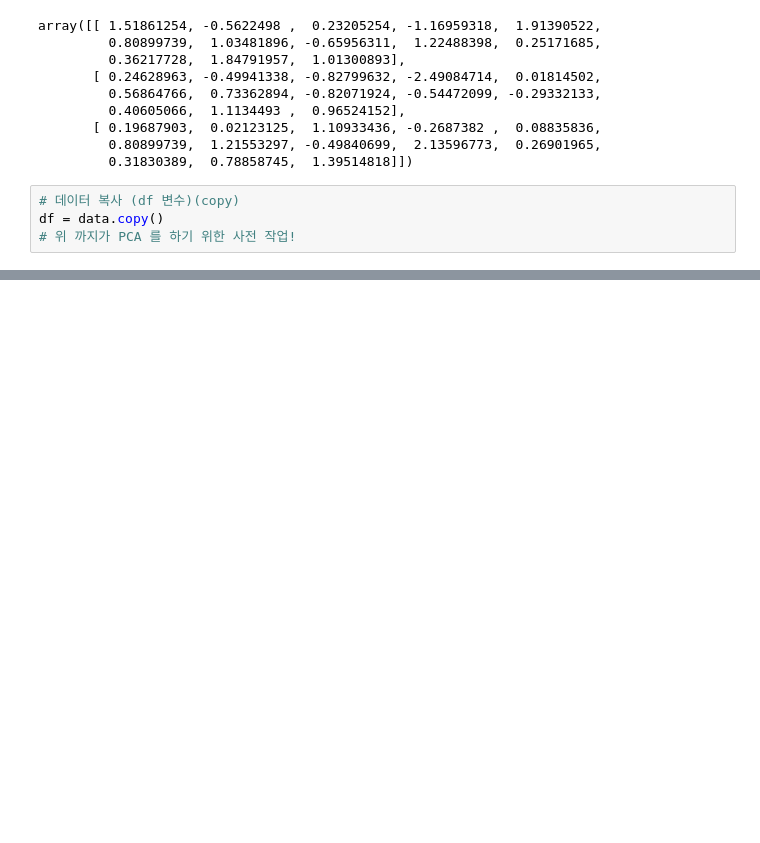
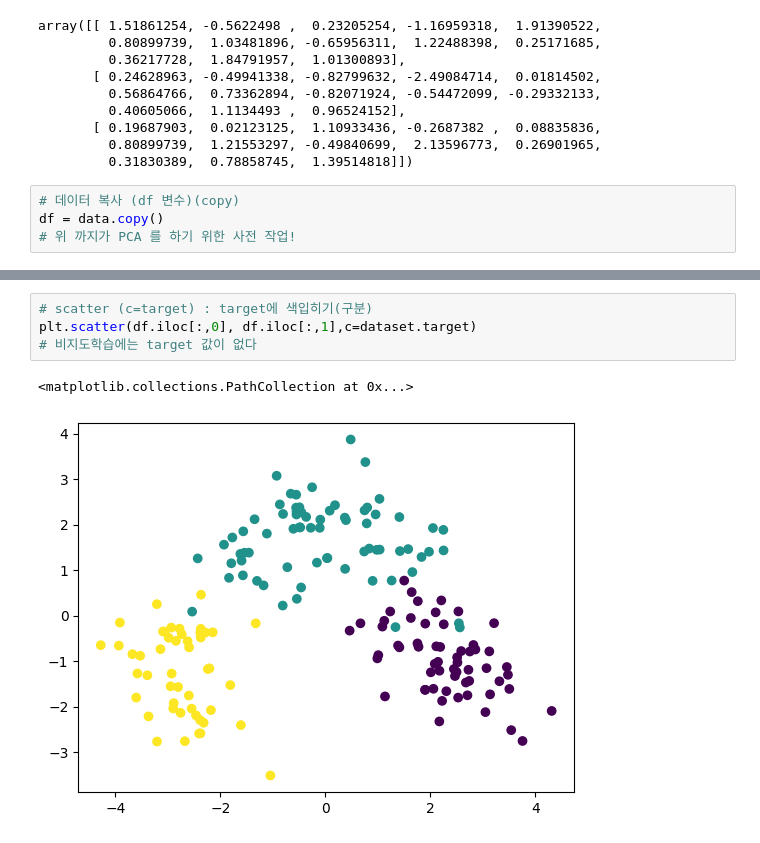
Before and after one commit to HWMV/MachineLearn, a Jupyter notebook: Machine_learning6.ipynb, the cells around one changed output, grey strips where cells are left out. Saved outputs shown, nothing was run; the diff lists cells and outputs as text; blank space fills up the shorter version.

```diff
--- a/Machine_learning6.ipynb
+++ b/Machine_learning6.ipynb
@@ -59,0 +109,7 @@ pca = PCA(n_components=2)   # n_components=? 인수 필수!
+# %%
+# scatter (c=target) : target에 색입히기(구분)
+plt.scatter(df.iloc[:,0], df.iloc[:,1],c=dataset.target)
+# 비지도학습에는 target 값이 없다
+# %% [output]
+<matplotlib.collections.PathCollection at 0x...>
+[figure, added]
```
Also changed, not shown: parts of 19 cells of this notebook.
